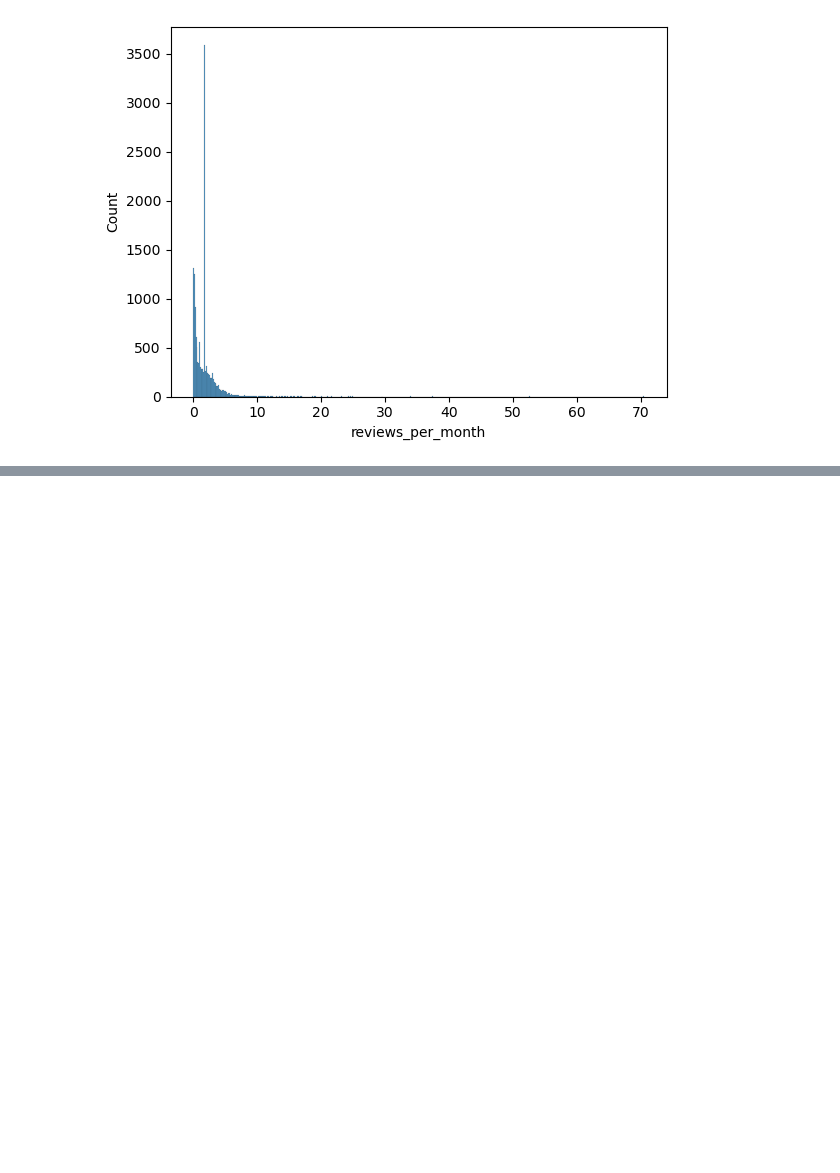
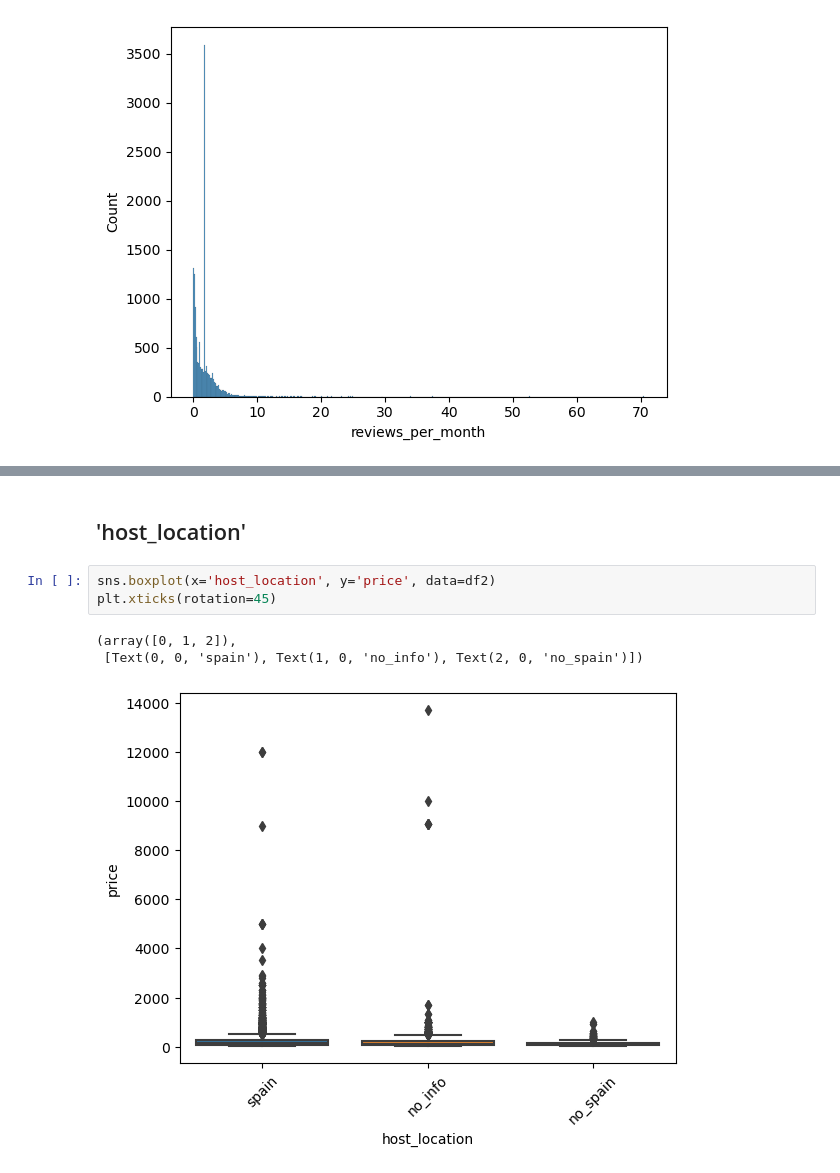
Before and after one commit to migueldacostam/AIRBNB_Price_Prediction, a Jupyter notebook: Análisis_Exploratorio_unificado.ipynb, the cells around one changed output, grey strips where cells are left out. Cells and saved outputs as stored; diff of their text form; blank space fills up the shorter version.

```diff
--- a/Análisis_Exploratorio_unificado.ipynb
+++ b/Análisis_Exploratorio_unificado.ipynb
@@ -1360,0 +1443,9 @@ Valores únicos en la columna 'Tiene_cocina':
+# %% [markdown]
+## 'host_location'
+# %%
+sns.boxplot(x='host_location', y='price', data=df2)
+plt.xticks(rotation=45)
+# %% [output]
+(array([0, 1, 2]),
+ [Text(0, 0, 'spain'), Text(1, 0, 'no_info'), Text(2, 0, 'no_spain')])
+[figure, added]
```
Also changed, not shown: parts of 49 cells of this notebook, 1 other file.
